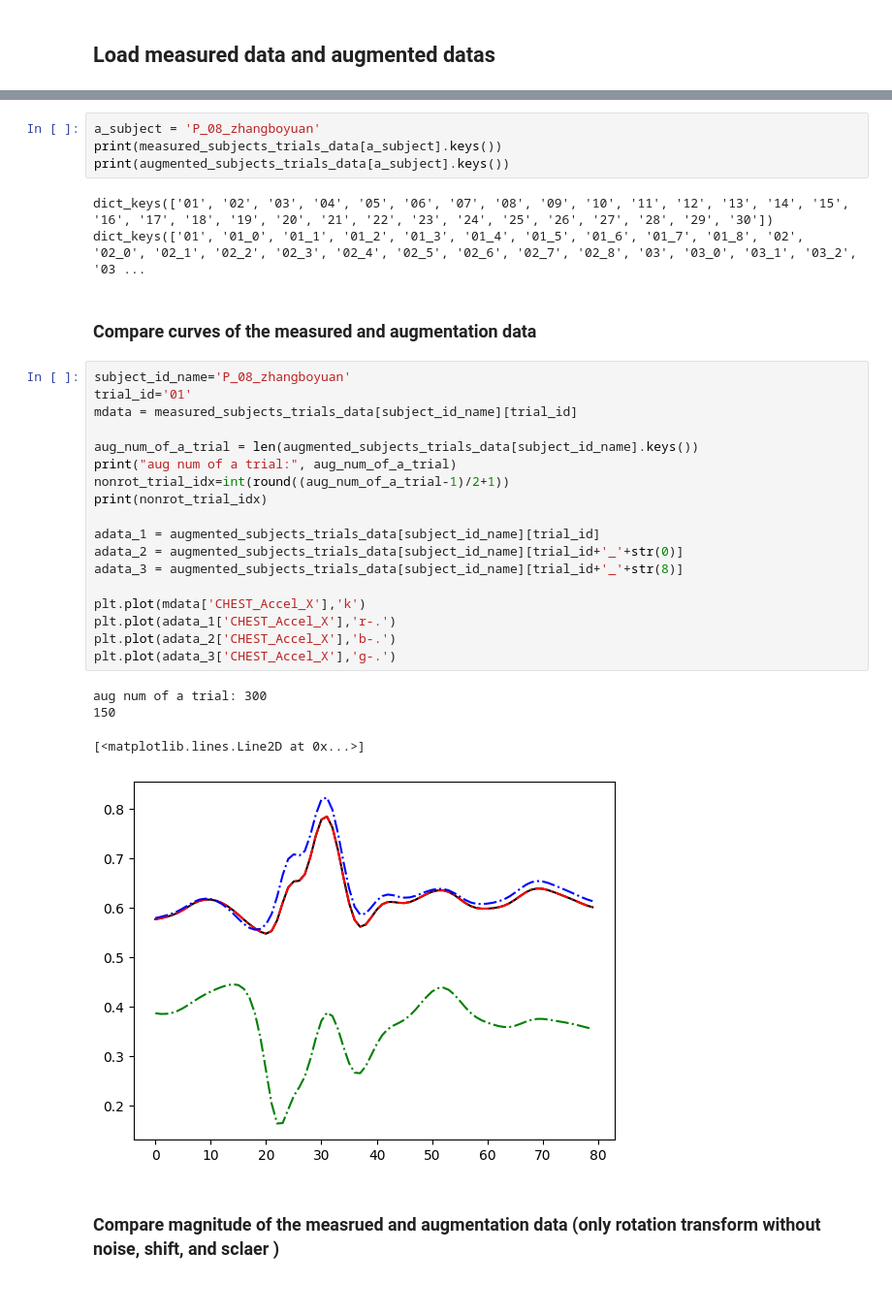
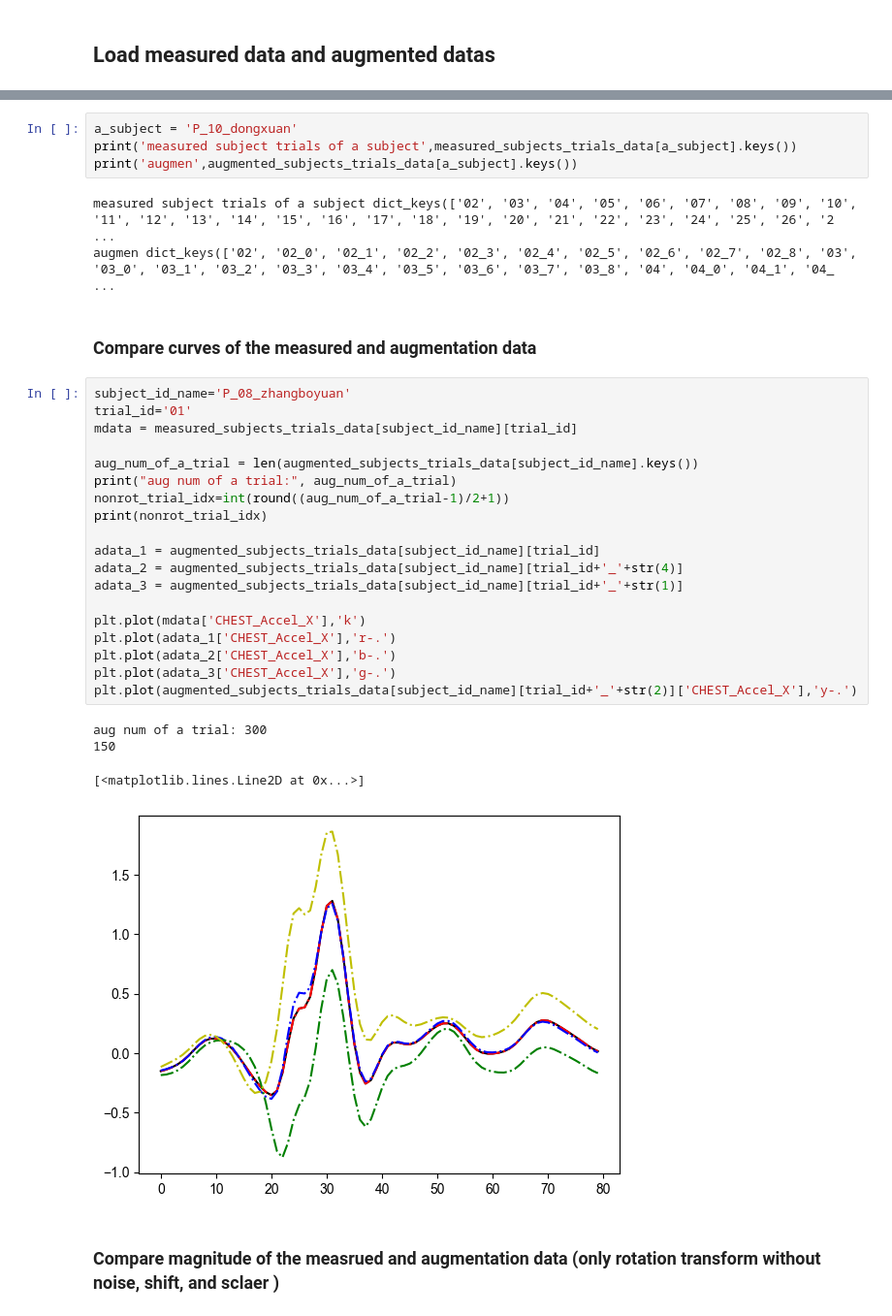
Before and after one commit to sunzhon/transfer_learning_for_droplanding, a Jupyter notebook: jupyter-lab/training_data_analysis.ipynb, the cells around one changed output, grey strips where cells are left out. Shown at 97% size. Saved outputs shown, nothing was run; the diff lists cells and outputs as text.

```diff
--- a/jupyter-lab/training_data_analysis.ipynb
+++ b/jupyter-lab/training_data_analysis.ipynb
@@ -372,35 +373,36 @@ augmented_subjects_trials_data, _ = pro_rd.load_subjects_dataset(h5_file_name=h5
 # %%
-a_subject = 'P_08_zhangboyuan'
-print(measured_subjects_trials_data[a_subject].keys())
-print(augmented_subjects_trials_data[a_subject].keys())
+a_subject = 'P_10_dongxuan'
+print('measured subject trials of a subject',measured_subjects_trials_data[a_subject].keys())
+print('augmen',augmented_subjects_trials_data[a_subject].keys())
 # %% [output]
-dict_keys(['01', '02', '03', '04', '05', '06', '07', '08', '09', '10', '11', '12', '13', '14', '15', '16', '17', '18', '19', '20', '21', '22', '23', '24', '25', '26', '27', '28', '29', '30'])
-dict_keys(['01', '01_0', '01_1', '01_2', '01_3', '01_4', '01_5', '01_6', '01_7', '01_8', '02', '02_0', '02_1', '02_2', '02_3', '02_4', '02_5', '02_6', '02_7', '02_8', '03', '03_0', '03_1', '03_2', '03 ...
+measured subject trials of a subject dict_keys(['02', '03', '04', '05', '06', '07', '08', '09', '10', '11', '12', '13', '14', '15', '16', '17', '18', '19', '20', '21', '22', '23', '24', '25', '26', '2 ...
+augmen dict_keys(['02', '02_0', '02_1', '02_2', '02_3', '02_4', '02_5', '02_6', '02_7', '02_8', '03', '03_0', '03_1', '03_2', '03_3', '03_4', '03_5', '03_6', '03_7', '03_8', '04', '04_0', '04_1', '04_ ...
 # %% [markdown]
 ### Compare curves of the measured and augmentation data
 # %%
 subject_id_name='P_08_zhangboyuan'
 trial_id='01'
 mdata = measured_subjects_trials_data[subject_id_name][trial_id]
 
 aug_num_of_a_trial = len(augmented_subjects_trials_data[subject_id_name].keys())
 print("aug num of a trial:", aug_num_of_a_trial)
 nonrot_trial_idx=int(round((aug_num_of_a_trial-1)/2+1))
 print(nonrot_trial_idx)
 
 adata_1 = augmented_subjects_trials_data[subject_id_name][trial_id]
-adata_2 = augmented_subjects_trials_data[subject_id_name][trial_id+'_'+str(0)]
-adata_3 = augmented_subjects_trials_data[subject_id_name][trial_id+'_'+str(8)]
+adata_2 = augmented_subjects_trials_data[subject_id_name][trial_id+'_'+str(4)]
+adata_3 = augmented_subjects_trials_data[subject_id_name][trial_id+'_'+str(1)]
 
 plt.plot(mdata['CHEST_Accel_X'],'k')
 plt.plot(adata_1['CHEST_Accel_X'],'r-.')
 plt.plot(adata_2['CHEST_Accel_X'],'b-.')
 plt.plot(adata_3['CHEST_Accel_X'],'g-.')
+plt.plot(augmented_subjects_trials_data[subject_id_name][trial_id+'_'+str(2)]['CHEST_Accel_X'],'y-.')
 # %% [output]
 aug num of a trial: 300
 150
 [<matplotlib.lines.Line2D at 0x...>]
-[figure, old version]
+[figure, new version]
 # %% [markdown]
 ### Compare magnitude of the measrued and augmentation data (only rotation transform without noise, shift, and sclaer )
 # %%
```
Also changed, not shown: parts of 8 cells of this notebook, 5 other files.
